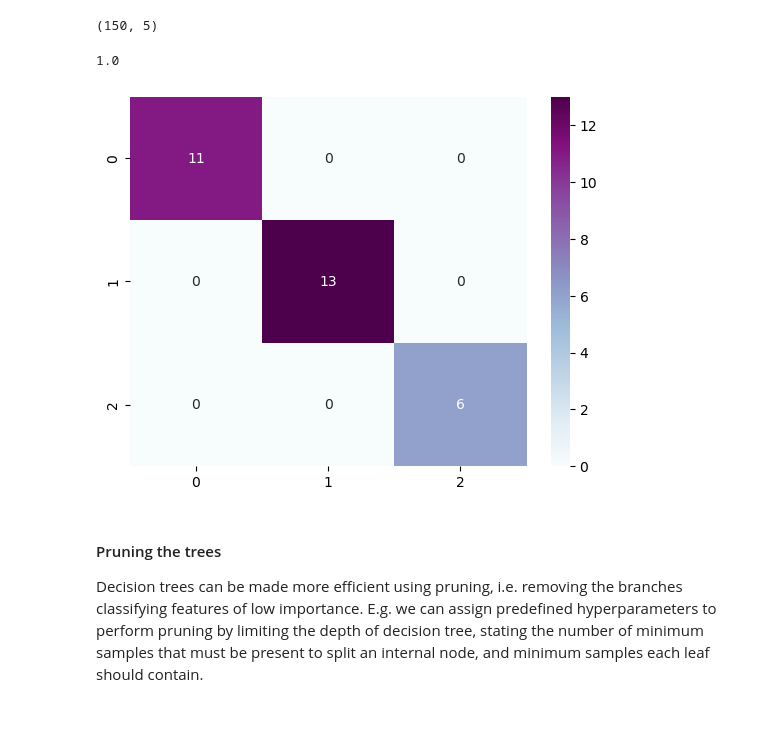
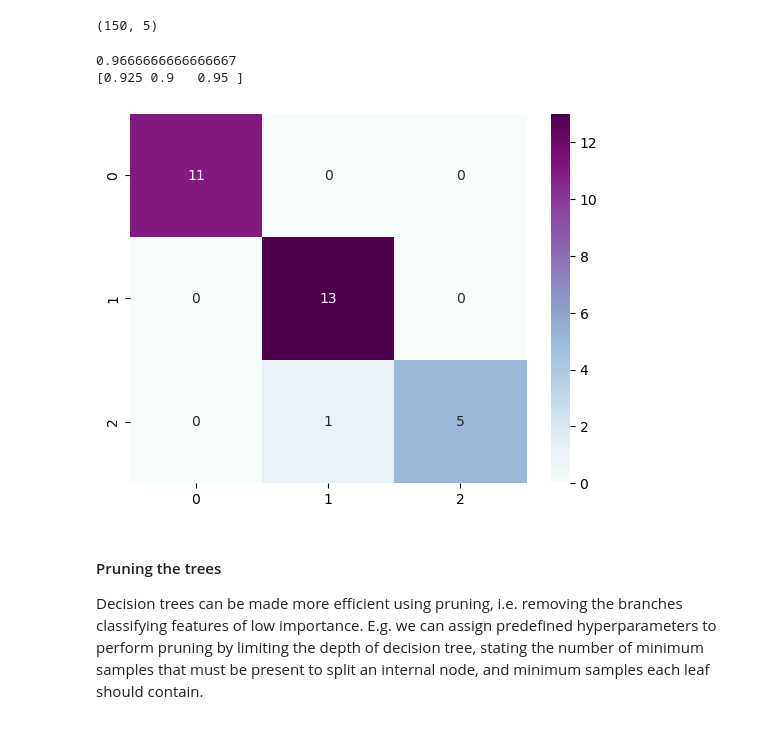
Before and after one commit to adamlewy3/Python-Projects, a Jupyter notebook: APress ML Book/7.3 Decision Trees.ipynb, the cells around one changed output. Cells and saved outputs as stored; diff of their text form; code cells hidden in the pictures.

```diff
--- a/APress ML Book/7.3 Decision Trees.ipynb
+++ b/APress ML Book/7.3 Decision Trees.ipynb
@@ -33,26 +33,27 @@ from sklearn.model_selection import train_test_split
 X_train, X_test, y_train, y_test = train_test_split(X,y,test_size=0.2, random_state=0)
 # %%
 from sklearn.tree import DecisionTreeClassifier
-DT_model_gini = DecisionTreeClassifier(criterion = 'gini', max_depth=10)
+DT_model_gini = DecisionTreeClassifier(criterion = 'gini', max_depth=3)
 DT_model_entropy = DecisionTreeClassifier(criterion = 'entropy', max_depth =10)
 
 DT_model_gini.fit(X_train, y_train)
 
 y_pred = DT_model_gini.predict(X_test)
 
 import seaborn as sns
 from sklearn.metrics import accuracy_score, confusion_matrix
 print(accuracy_score(y_test, y_pred))
 
 from sklearn.model_selection import cross_val_score
-cross_val_score(DT_model_gini, X_train, y_train, cv=3, scoring="accuracy")
+print(cross_val_score(DT_model_gini, X_train, y_train, cv=3, scoring="accuracy"))
 
 cm = confusion_matrix(y_test, y_pred)
 sns.heatmap(cm, cmap='BuPu', annot=True)
 plt.show()
 # %% [output]
-1.0
+0.9666666666666667
+[0.925 0.9   0.95 ]
-[figure, old version]
+[figure, new version]
 # %% [markdown]
 #### Pruning the trees
 Decision trees can be made more efficient using pruning, i.e. removing the branches classifying features of low importance. E.g. we can assign predefined hyperparameters to perform pruning by limiting the depth of decision tree, stating the number of minimum samples that must be present to split an internal node, and minimum samples each leaf should contain.
```
Also changed, not shown: parts of 2 cells of this notebook, 5 other files.
